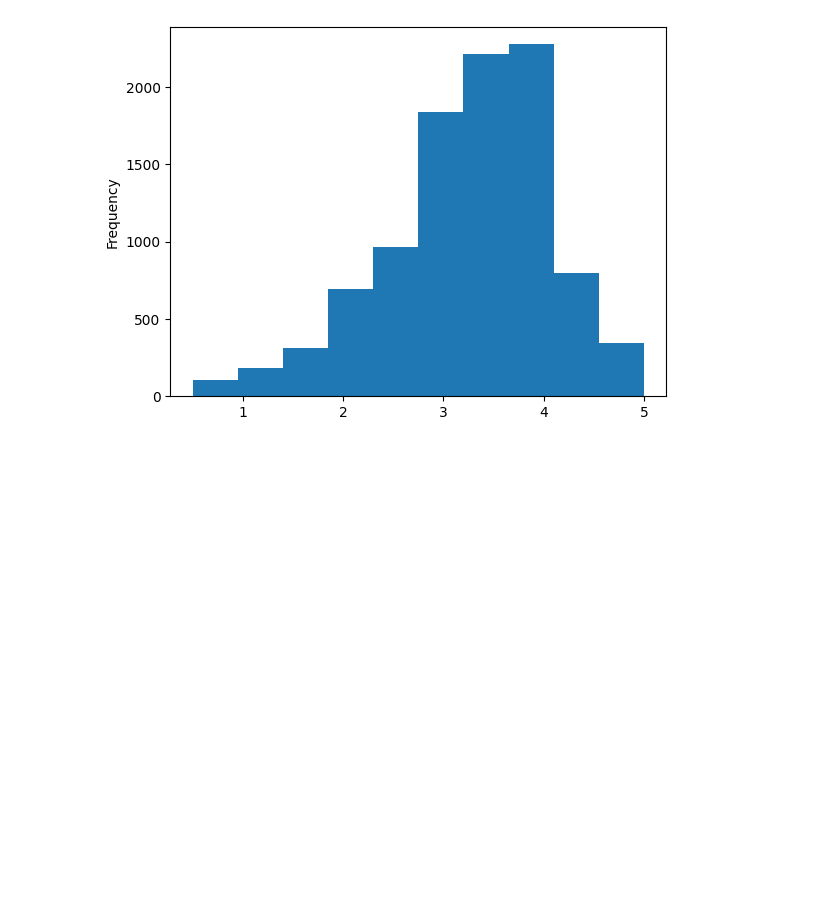
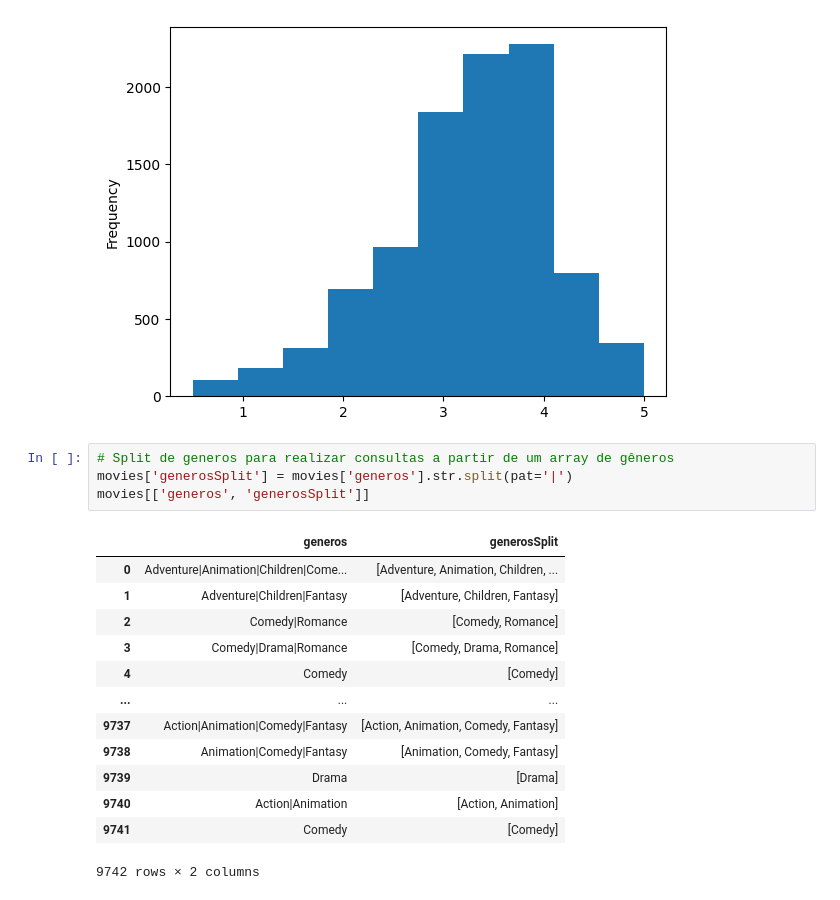
Before and after one commit to DiogoBotton/Python_Learn, a Jupyter notebook: DataScienceIntrodution/MovieRatings.ipynb, the cells around one changed output. Drawn from its saved outputs; the diff is of its cells as text; blank space fills up the shorter version.

```diff
--- a/DataScienceIntrodution/MovieRatings.ipynb
+++ b/DataScienceIntrodution/MovieRatings.ipynb
@@ -57,3 +58,21 @@ meanMovies.plot(kind="hist")
 # %% [output]
 <Axes: ylabel='Frequency'>
 [figure]
+# %%
+# Split de generos para realizar consultas a partir de um array de gêneros
+movies['generosSplit'] = movies['generos'].str.split(pat='|')
+movies[['generos', 'generosSplit']]
+# %% [output]
+|  | generos | generosSplit |
+| 0 | Adventure|Animation|Children|Come... | [Adventure, Animation, Children, ... |
+| 1 | Adventure|Children|Fantasy | [Adventure, Children, Fantasy] |
+| 2 | Comedy|Romance | [Comedy, Romance] |
+| 3 | Comedy|Drama|Romance | [Comedy, Drama, Romance] |
+| 4 | Comedy | [Comedy] |
+| ... | ... | ... |
+| 9737 | Action|Animation|Comedy|Fantasy | [Action, Animation, Comedy, Fantasy] |
+| 9738 | Animation|Comedy|Fantasy | [Animation, Comedy, Fantasy] |
+| 9739 | Drama | [Drama] |
+| 9740 | Action|Animation | [Action, Animation] |
+| 9741 | Comedy | [Comedy] |
+9742 rows × 2 columns
```
Also changed, not shown: parts of 2 cells of this notebook, 2 other files.
